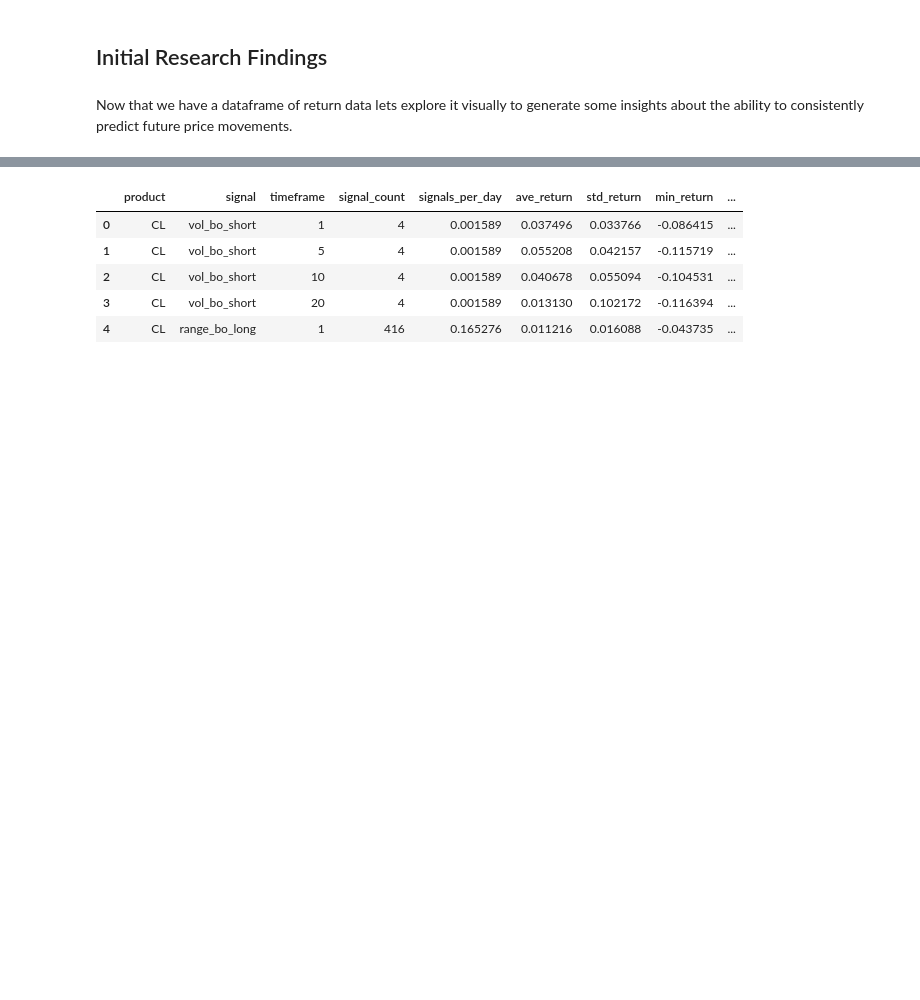
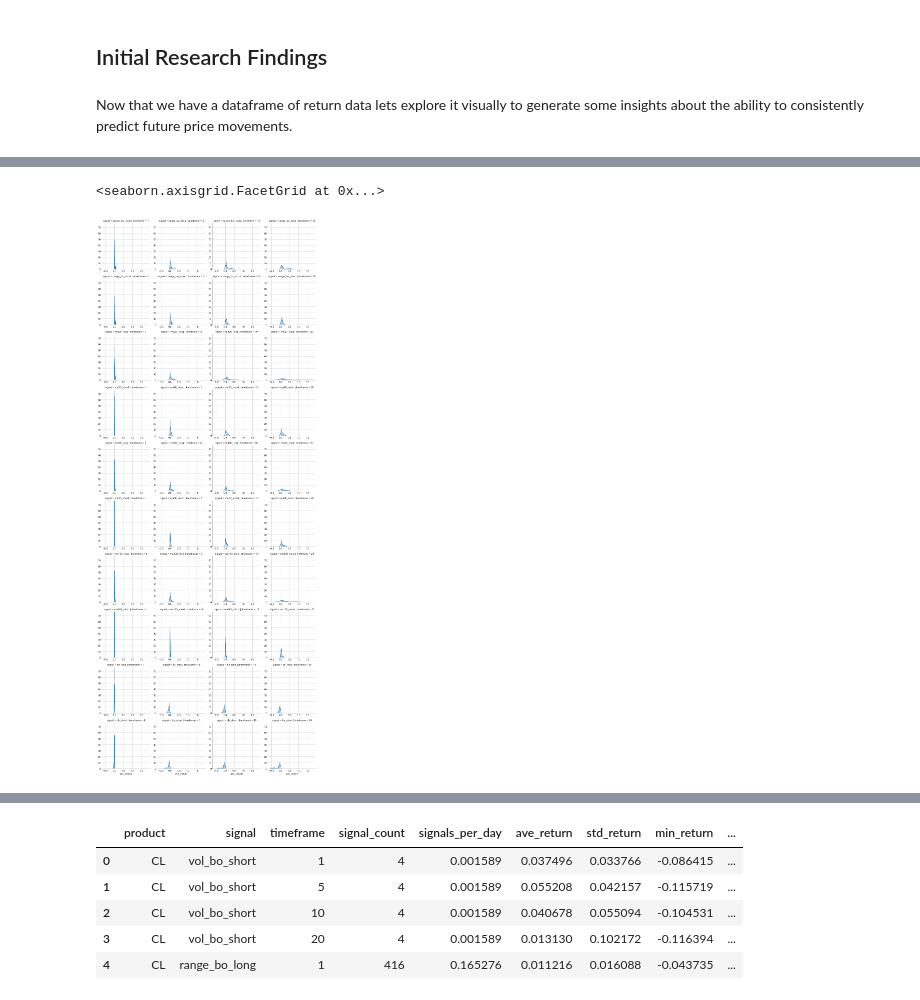
Before and after one commit to franko003/Price_Indicator_Analysis, a Jupyter notebook: notebooks/Price_Indicator_Analysis_MVP.ipynb, the cells around one changed output, grey strips where cells are left out. Saved outputs shown, nothing was run; the diff lists cells and outputs as text; code cells hidden in the pictures; blank space fills up the shorter version.

```diff
--- a/notebooks/Price_Indicator_Analysis_MVP.ipynb
+++ b/notebooks/Price_Indicator_Analysis_MVP.ipynb
@@ -1179,0 +1175,6 @@ Name: signal_count, dtype: float64
+# %%
+g = sns.FacetGrid(returns_df[returns_df.signal_count > 100], row='signal', col='timeframe')
+g.map(sns.distplot, "ave_return")
+# %% [output]
+<seaborn.axisgrid.FacetGrid at 0x...>
+[figure, added]
```
Also changed, not shown: parts of 5 cells of this notebook, 1 other file.
